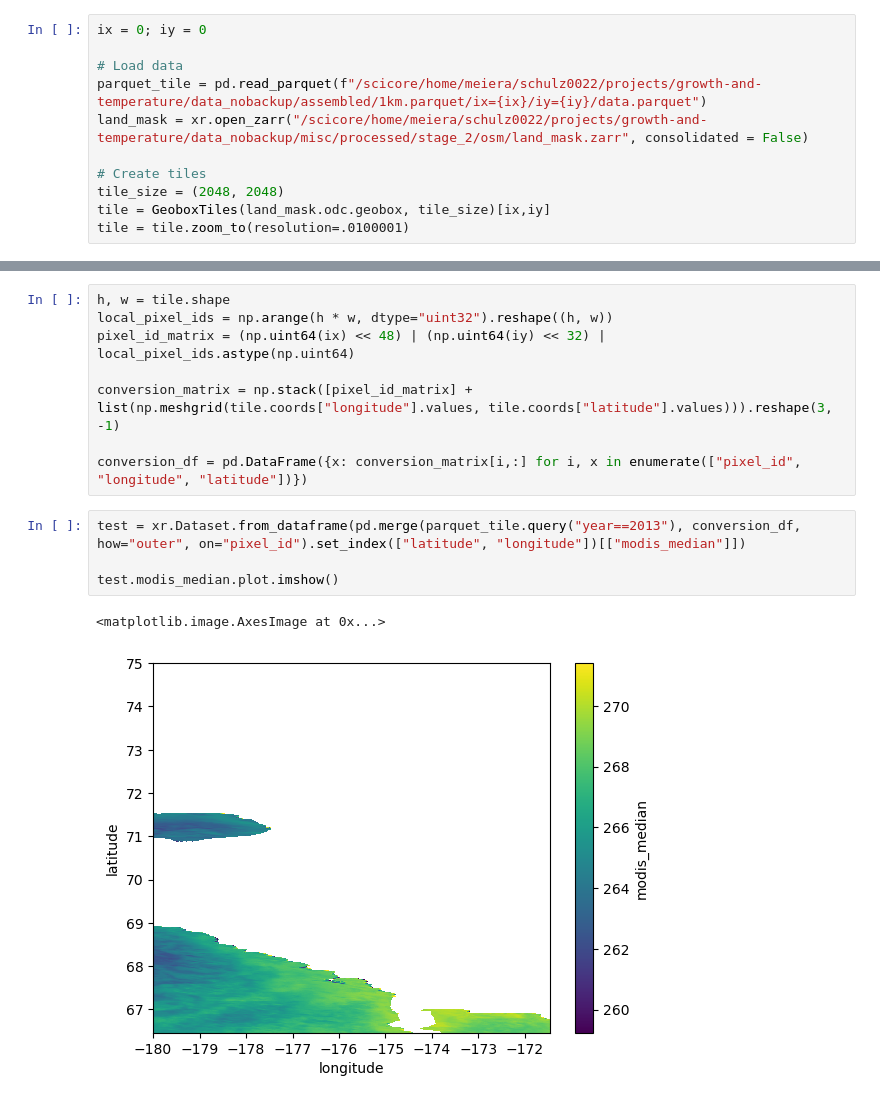
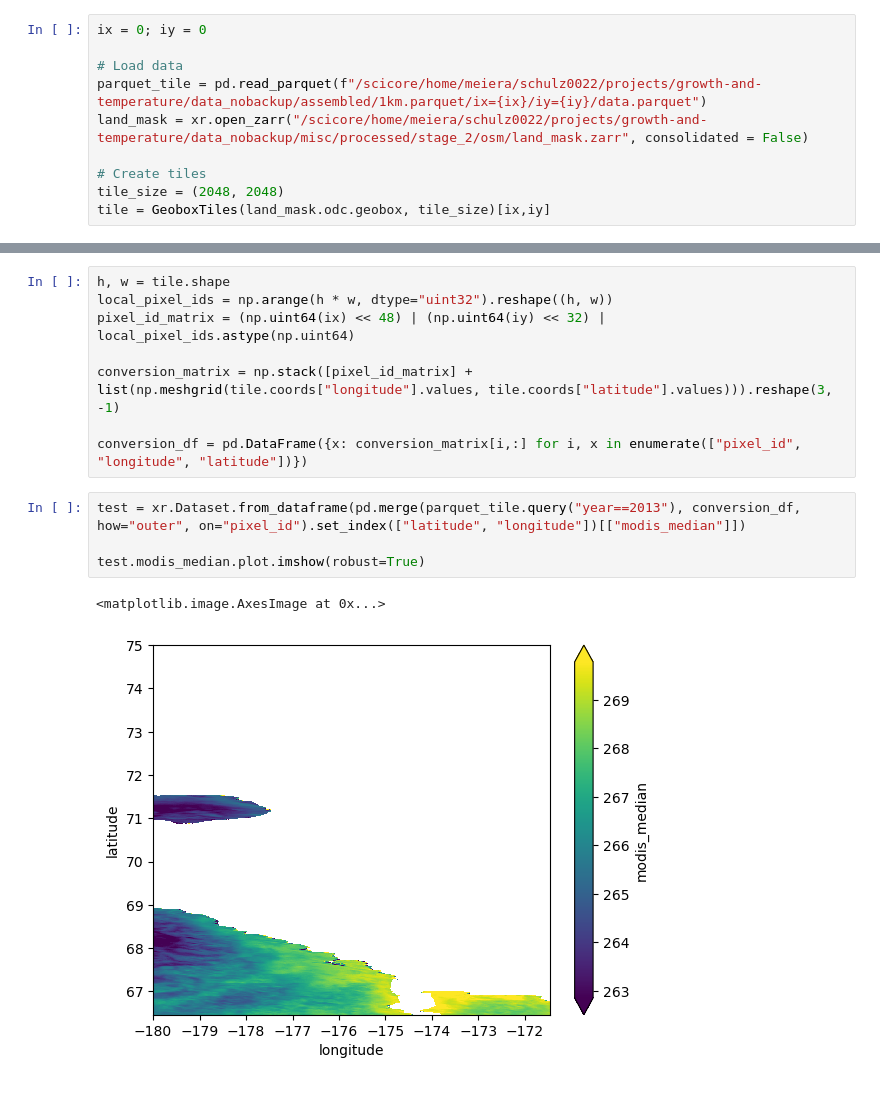
Before and after one commit to felixschulz385/growth-and-temperature, a Jupyter notebook: gnt/experiments/round_trip.ipynb, the cells around one changed output, grey strips where cells are left out. Drawn from its saved outputs; the diff is of its cells as text.

```diff
--- a/gnt/experiments/round_trip.ipynb
+++ b/gnt/experiments/round_trip.ipynb
@@ -14,7 +14,6 @@ land_mask = xr.open_zarr("/scicore/home/meiera/schulz0022/projects/growth-and-te
 # Create tiles
 tile_size = (2048, 2048)
 tile = GeoboxTiles(land_mask.odc.geobox, tile_size)[ix,iy]
-tile = tile.zoom_to(resolution=.0100001)
 # %%
 modis = xr.open_zarr("/scicore/home/meiera/schulz0022/projects/growth-and-temperature/data_nobackup/glass/LST/MODIS/Daily/1KM/processed/stage_2/modis_timeseries_reprojected.zarr", consolidated=False)
 modis = modis.odc.assign_crs(4326)
@@ -34,7 +39,7 @@ conversion_df = pd.DataFrame({x: conversion_matrix[i,:] for i, x in enumerate(["
 # %%
 test = xr.Dataset.from_dataframe(pd.merge(parquet_tile.query("year==2013"), conversion_df, how="outer", on="pixel_id").set_index(["latitude", "longitude"])[["modis_median"]])
 
-test.modis_median.plot.imshow()
+test.modis_median.plot.imshow(robust=True)
 # %% [output]
 <matplotlib.image.AxesImage at 0x...>
-[figure, old version]
+[figure, new version]
```
Also changed, not shown: parts of 14 cells of this notebook, 3 other files.
